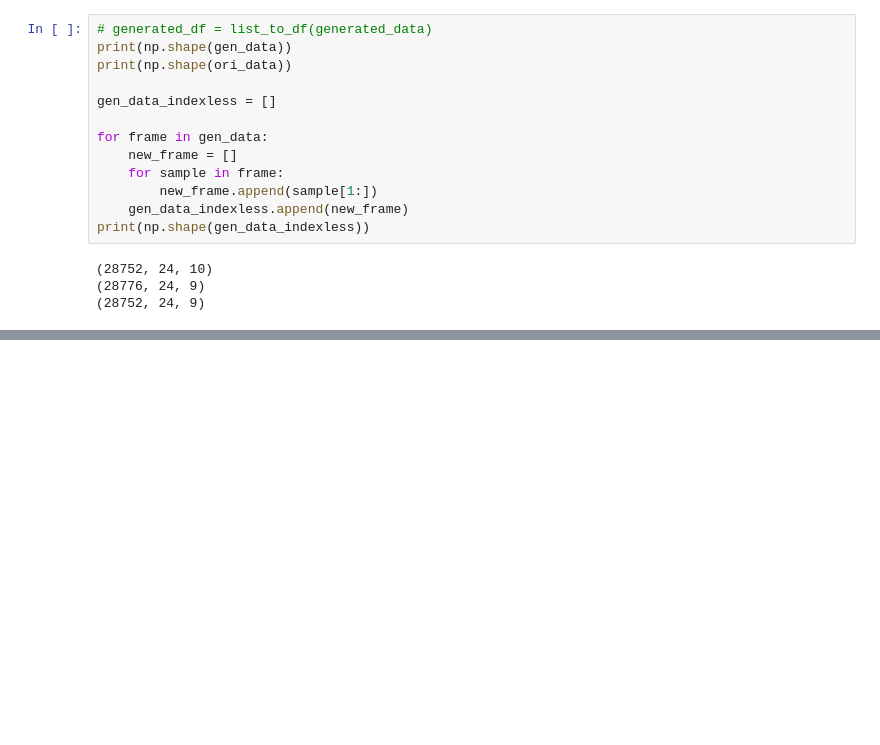
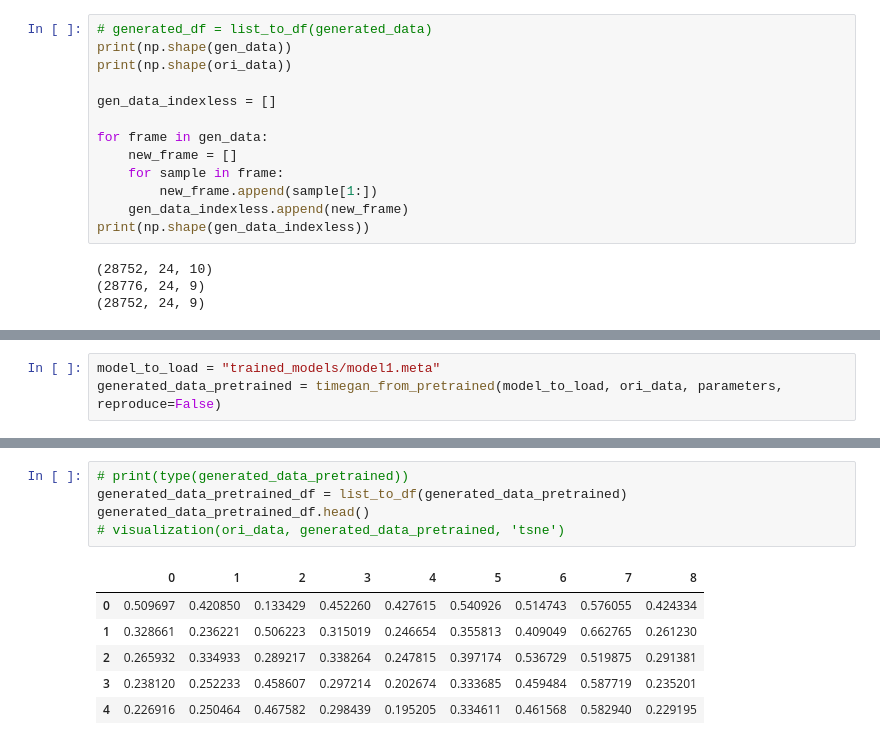
Before and after one commit to fredrikSveen/TimeGAN, a Jupyter notebook: tutorial_timegan.ipynb, the cells around one changed output, grey strips where cells are left out. Saved outputs shown, nothing was run; the diff lists cells and outputs as text; blank space fills up the shorter version.

Commit message:
generate from pretrained model

```diff
--- a/tutorial_timegan.ipynb
+++ b/tutorial_timegan.ipynb
@@ -227,0 +233,3 @@ IndexError: index 28762 is out of bounds for axis 0 with size 28752
+# %%
+model_to_load = "trained_models/model1.meta"
+generated_data_pretrained = timegan_from_pretrained(model_to_load, ori_data, parameters, reproduce=False)
@@ -227,0 +249,12 @@ IndexError: index 28762 is out of bounds for axis 0 with size 28752
+# %%
+# print(type(generated_data_pretrained))
+generated_data_pretrained_df = list_to_df(generated_data_pretrained)
+generated_data_pretrained_df.head()
+# visualization(ori_data, generated_data_pretrained, 'tsne')
+# %% [output]
+|  | 0 | 1 | 2 | 3 | 4 | 5 | 6 | 7 | 8 |
+| 0 | 0.509697 | 0.420850 | 0.133429 | 0.452260 | 0.427615 | 0.540926 | 0.514743 | 0.576055 | 0.424334 |
+| 1 | 0.328661 | 0.236221 | 0.506223 | 0.315019 | 0.246654 | 0.355813 | 0.409049 | 0.662765 | 0.261230 |
+| 2 | 0.265932 | 0.334933 | 0.289217 | 0.338264 | 0.247815 | 0.397174 | 0.536729 | 0.519875 | 0.291381 |
+| 3 | 0.238120 | 0.252233 | 0.458607 | 0.297214 | 0.202674 | 0.333685 | 0.459484 | 0.587719 | 0.235201 |
+| 4 | 0.226916 | 0.250464 | 0.467582 | 0.298439 | 0.195205 | 0.334611 | 0.461568 | 0.582940 | 0.229195 |
```
Also changed, not shown: parts of 7 cells of this notebook, 1 other file.
